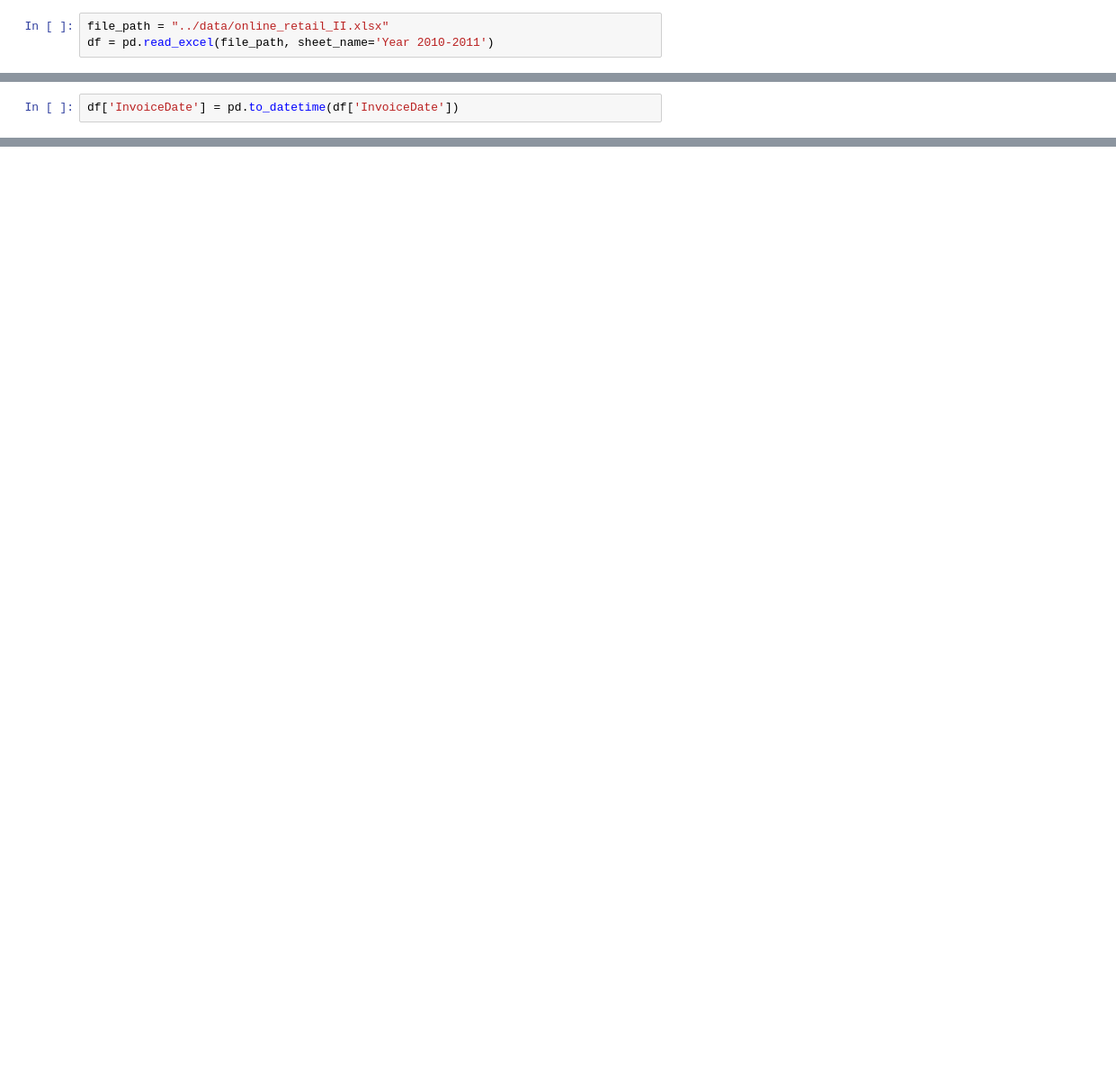
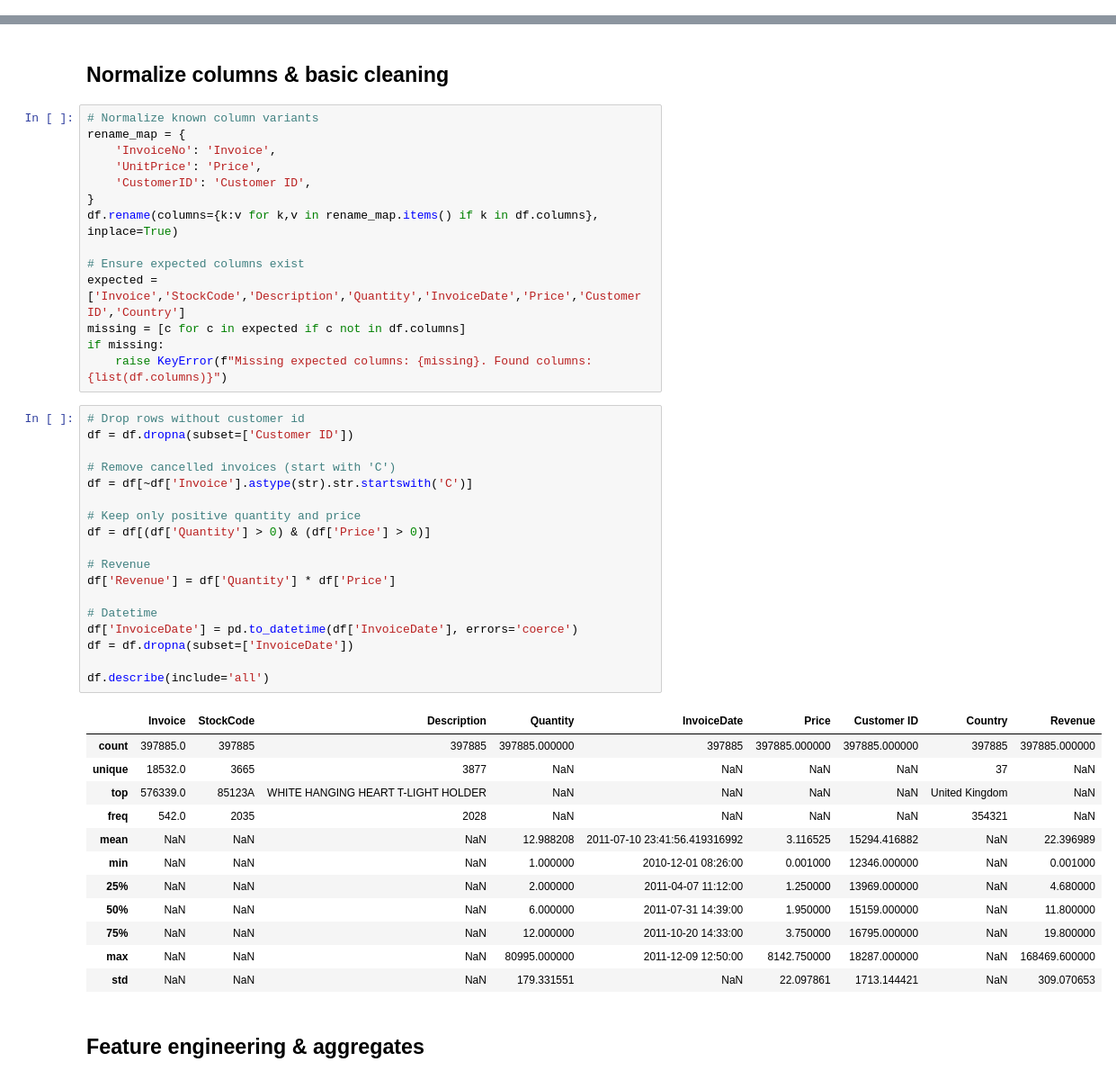
Before and after one commit to isati-sh/Customer-Spending-Analysis, a Jupyter notebook: notebooks/01_customer_spending_analysis.ipynb, the cells around one changed output, grey strips where cells are left out. Shown: that part at 90% size. Cells and saved outputs as stored; diff of their text form; blank space fills up the shorter version.

Commit message:
Update Customer Behaviour Predictions Kmeans Clustering and XGboost lightbgm

```diff
--- a/notebooks/01_customer_spending_analysis.ipynb
+++ b/notebooks/01_customer_spending_analysis.ipynb
@@ -11,3 +0,0 @@ pd.set_option('display.max_rows', 20)
-# %%
-file_path = "../data/online_retail_II.xlsx"
-df = pd.read_excel(file_path, sheet_name='Year 2010-2011')
@@ -44,2 +0,0 @@ df['Revenue'] = df['Quantity'] * df['Price']
-# %%
-df['InvoiceDate'] = pd.to_datetime(df['InvoiceDate'])
@@ -186,0 +55,49 @@ segment_summary.to_csv('../outputs/segment_revenue.csv', index=False)
+# %% [markdown]
+## Normalize columns & basic cleaning
+# %%
+# Normalize known column variants
+rename_map = {
+    'InvoiceNo': 'Invoice',
+    'UnitPrice': 'Price',
+    'CustomerID': 'Customer ID',
+}
+df.rename(columns={k:v for k,v in rename_map.items() if k in df.columns}, inplace=True)
+
+# Ensure expected columns exist
+expected = ['Invoice','StockCode','Description','Quantity','InvoiceDate','Price','Customer ID','Country']
+missing = [c for c in expected if c not in df.columns]
+if missing:
+    raise KeyError(f"Missing expected columns: {missing}. Found columns: {list(df.columns)}")
+# %%
+# Drop rows without customer id
+df = df.dropna(subset=['Customer ID'])
+
+# Remove cancelled invoices (start with 'C')
+df = df[~df['Invoice'].astype(str).str.startswith('C')]
+
+# Keep only positive quantity and price
+df = df[(df['Quantity'] > 0) & (df['Price'] > 0)]
+
+# Revenue
+df['Revenue'] = df['Quantity'] * df['Price']
+
+# Datetime
+df['InvoiceDate'] = pd.to_datetime(df['InvoiceDate'], errors='coerce')
+df = df.dropna(subset=['InvoiceDate'])
+
+df.describe(include='all')
+# %% [output]
+|  | Invoice | StockCode | Description | Quantity | InvoiceDate | Price | Customer ID | Country | Revenue |
+| count | 397885.0 | 397885 | 397885 | 397885.000000 | 397885 | 397885.000000 | 397885.000000 | 397885 | 397885.000000 |
+| unique | 18532.0 | 3665 | 3877 | NaN | NaN | NaN | NaN | 37 | NaN |
+| top | 576339.0 | 85123A | WHITE HANGING HEART T-LIGHT HOLDER | NaN | NaN | NaN | NaN | United Kingdom | NaN |
+| freq | 542.0 | 2035 | 2028 | NaN | NaN | NaN | NaN | 354321 | NaN |
+| mean | NaN | NaN | NaN | 12.988208 | 2011-07-10 23:41:56.419316992 | 3.116525 | 15294.416882 | NaN | 22.396989 |
+| min | NaN | NaN | NaN | 1.000000 | 2010-12-01 08:26:00 | 0.001000 | 12346.000000 | NaN | 0.001000 |
+| 25% | NaN | NaN | NaN | 2.000000 | 2011-04-07 11:12:00 | 1.250000 | 13969.000000 | NaN | 4.680000 |
+| 50% | NaN | NaN | NaN | 6.000000 | 2011-07-31 14:39:00 | 1.950000 | 15159.000000 | NaN | 11.800000 |
+| 75% | NaN | NaN | NaN | 12.000000 | 2011-10-20 14:33:00 | 3.750000 | 16795.000000 | NaN | 19.800000 |
+| max | NaN | NaN | NaN | 80995.000000 | 2011-12-09 12:50:00 | 8142.750000 | 18287.000000 | NaN | 168469.600000 |
+| std | NaN | NaN | NaN | 179.331551 | NaN | 22.097861 | 1713.144421 | NaN | 309.070653 |
+# %% [markdown]
+## Feature engineering & aggregates
```
Also changed, not shown: parts of 53 cells of this notebook, 2 other files.
